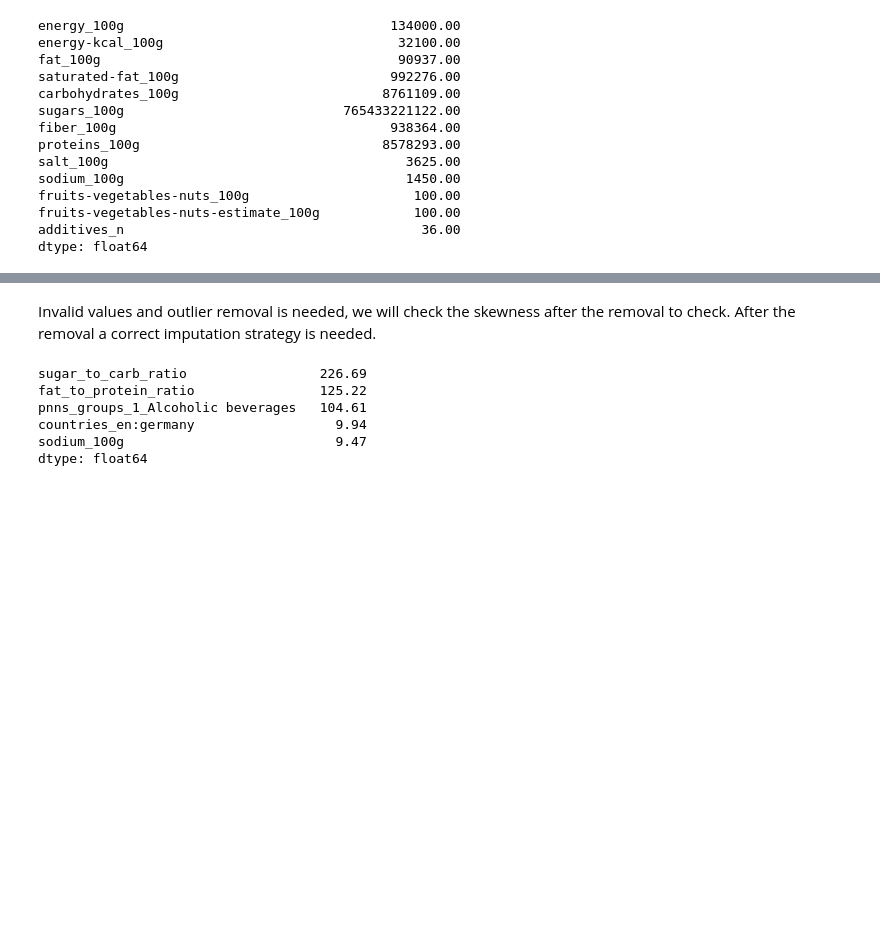
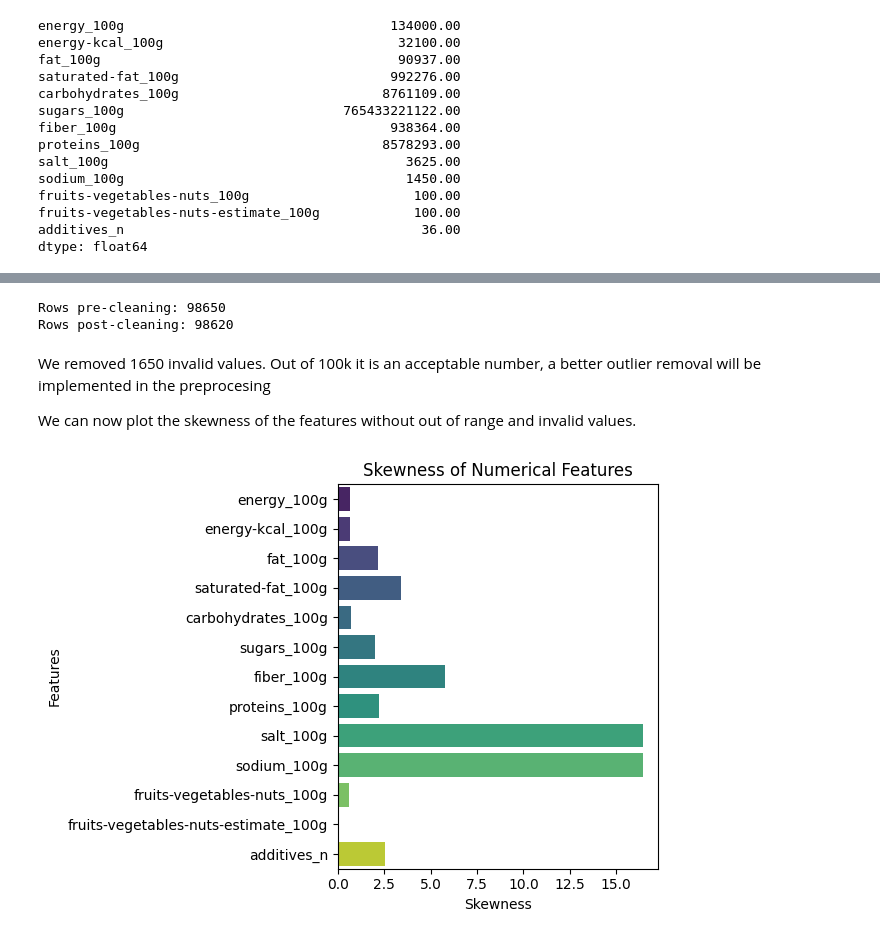
Before and after one commit to djacoo/ml-nutriscore-prediction, a Jupyter notebook: docs/notebooks/eda.ipynb, the cells around one changed output, grey strips where cells are left out. Saved outputs shown, nothing was run; the diff lists cells and outputs as text; code cells hidden in the pictures; blank space fills up the shorter version.

Commit message:
Add more upper bounds for outlier removal

```diff
--- a/docs/notebooks/eda.ipynb
+++ b/docs/notebooks/eda.ipynb
@@ -83,22 +118,43 @@ dtype: float64
+# %%
+valid_ranges = {
+    'fat_100g': (0, 100),
+    'saturated-fat_100g': (0, 100),
+    'carbohydrates_100g': (0, 100),
+    'sugars_100g': (0, 100),
+    'fiber_100g': (0, 100),
+    'proteins_100g': (0, 100),
+    'salt_100g': (0, 100),
+    'energy_100g': (0, 5000)
+}
+
+print(f"Rows pre-cleaning: {df.shape[0]}")
+
+for col, (min_val, max_val) in valid_ranges.items():
+    if col in df.columns:
+        is_error = (df[col] < min_val) | (df[col] > max_val)
+        df = df[~is_error]
+
+print(f"Rows post-cleaning: {df.shape[0]}")
+# %% [output]
+Rows pre-cleaning: 98650
+Rows post-cleaning: 98620
 # %% [markdown]
-Invalid values and outlier removal is needed, we will check the skewness after the removal to check.
-After the removal a correct imputation strategy is needed.
+We removed 1650 invalid values. Out of 100k it is an acceptable number, a better outlier removal will be implemented in the preprocesing
+
+We can now plot the skewness of the features without out of range and invalid values.
 # %%
-df = pd.read_csv('..\..\data\processed\openfoodfacts_eda.csv')
+
+
+numerical_features = df.select_dtypes(include=[np.number]).columns
+
+sns.barplot(y=numerical_features, x=df[numerical_features].skew(),
+            palette='viridis',orient='h',hue=numerical_features,
+            legend=False)
+
+plt.title('Skewness of Numerical Features')
+plt.xlabel('Skewness')
+plt.ylabel('Features')
+plt.tight_layout()
+plt.show()
+# %% [output]
+[figure, added]
-# %%
-from scipy.stats import skew
-import pandas as pd
-
-# skewness per colonna numerica
-num = df.select_dtypes(include=['number'])
-sk = num.apply(lambda col: skew(col.dropna()))
-# prime 5 per skewness assoluta (più asimmetriche)
-top5 = sk.abs().sort_values(ascending=False).head(5)
-print(top5)
-# %% [output]
-sugar_to_carb_ratio                 226.69
-fat_to_protein_ratio                125.22
-pnns_groups_1_Alcoholic beverages   104.61
-countries_en:germany                  9.94
-sodium_100g                           9.47
-dtype: float64
```
Also changed, not shown: parts of 24 cells of this notebook, 2 other files.
